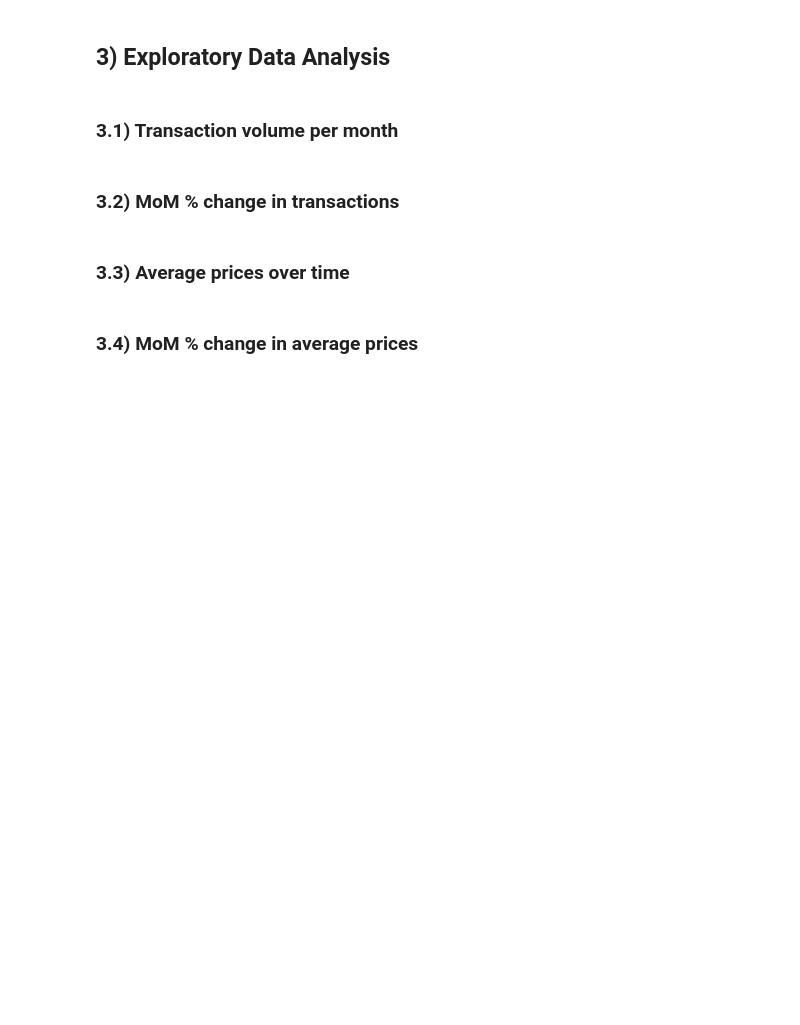
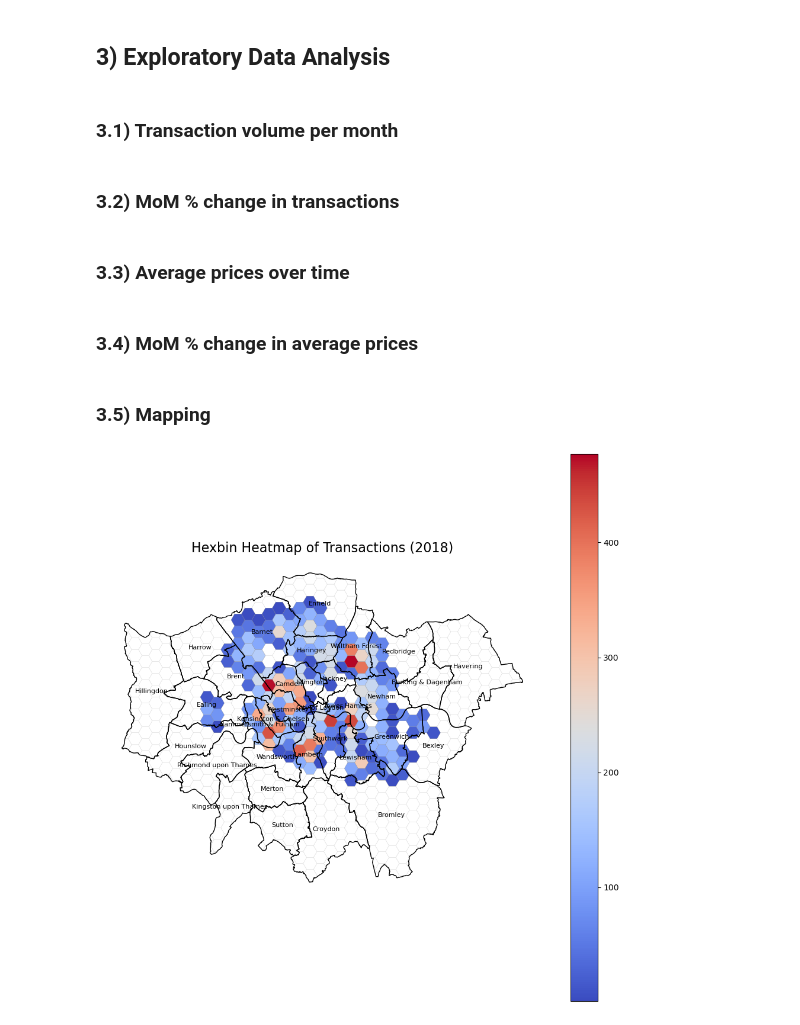
Before and after one commit to nnssvv/price_paid_data_analysis, a Jupyter notebook: Analysis_Notebook.ipynb, the cells around one changed output. Drawn from its saved outputs; the diff is of its cells as text; code cells hidden in the pictures; blank space fills up the shorter version.

```diff
--- a/Analysis_Notebook.ipynb
+++ b/Analysis_Notebook.ipynb
@@ -140,3 +160,5 @@ fig.update_layout(
 )
 
 fig.show()
+# %% [markdown]
+### 3.5) Mapping
@@ -142,0 +168,23 @@ fig.show()
+# %%
+# Load the shapefile
+shapefile_path = "./assets/CodePointOpen_London_201709.shx"
+gdf = gpd.read_file(shapefile_path)
+gdf = gdf.to_crs(epsg=27700)
+# %%
+# Add yearly transactions to shapefile
+gdf = add_transaction_columns_to_gdf(gdf,london_df)
+# %%
+# Create a Hexgrid to perform hexbinning over post code units
+hexes = generate_hexgrid(gdf, hex_size = 1000)
+# %%
+# Plot transactions heatmap
+plot_transaction_heatmap(
+    gdf=gdf,
+    hexgrid=hexes,
+    boroughs_path="./assets/London_Boroughs.shp",
+    year=2018,
+    hex_size=1000,
+    cmap="coolwarm"
+)
+# %% [output]
+[figure, added]
```
Also changed, not shown: parts of 3 cells of this notebook, 13 other files.
